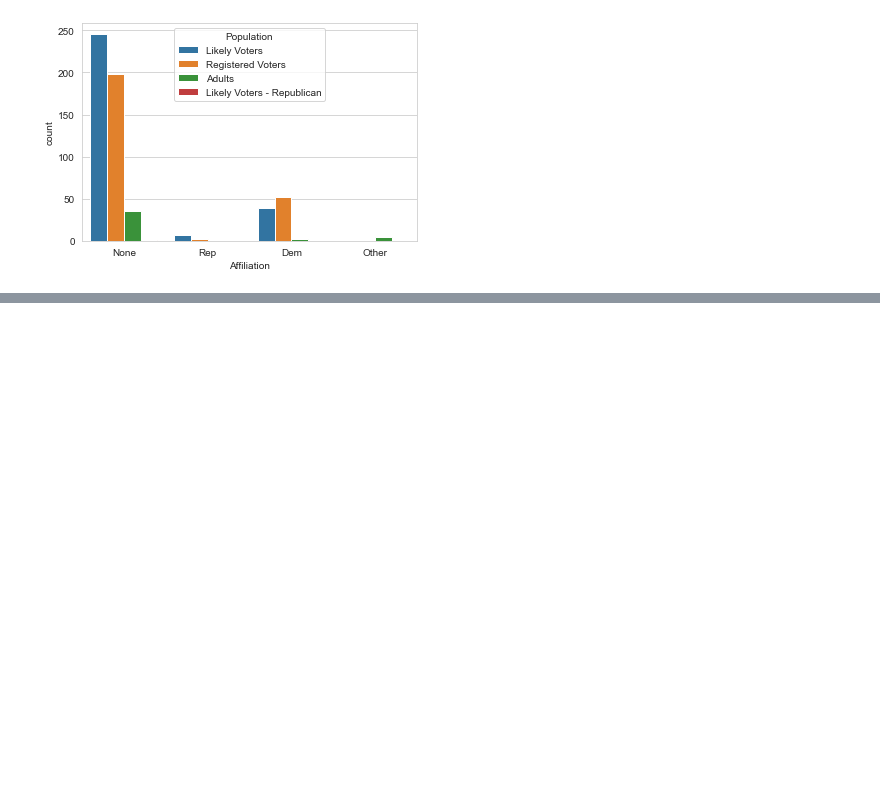
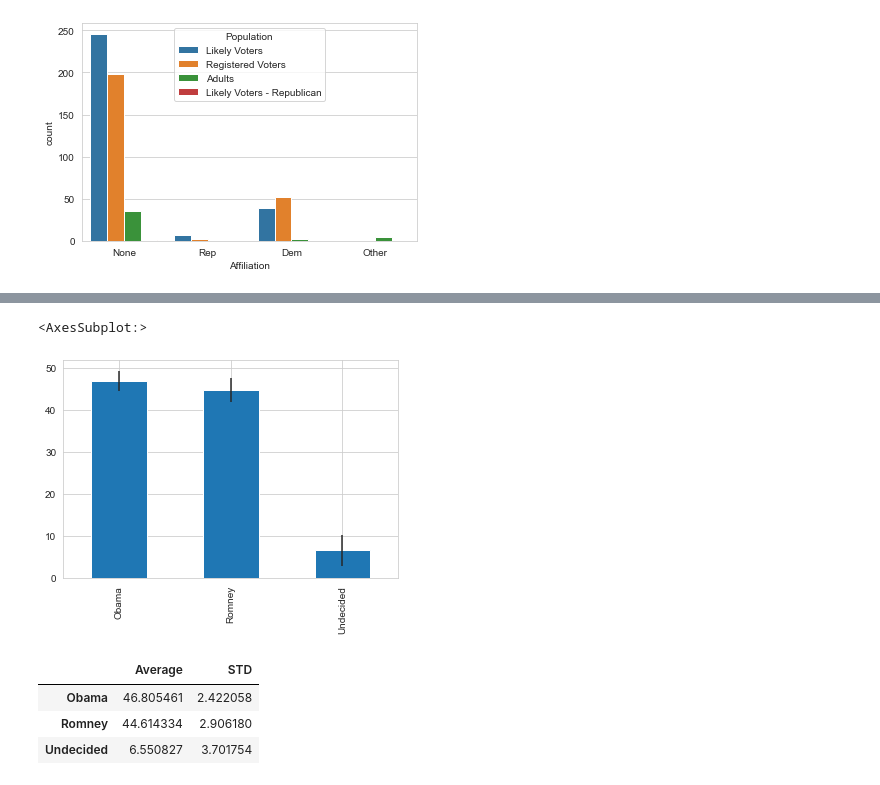
Before and after one commit to jry62/Election_2012_Data_Project, a Jupyter notebook: Election_Analysis.ipynb, the cells around one changed output, grey strips where cells are left out. Drawn from its saved outputs; the diff is of its cells as text; code cells hidden in the pictures; blank space fills up the shorter version.

```diff
--- a/Election_Analysis.ipynb
+++ b/Election_Analysis.ipynb
@@ -67,3 +67,9 @@ sns.countplot(x='Affiliation', data=polldf, hue= 'Population')
 # %% [output]
 <AxesSubplot:xlabel='Affiliation', ylabel='count'>
 [figure]
+# %%
+avg = DataFrame(polldf.mean())
+
+avg.drop('Number of Observations', axis=0, inplace=True)
+# %%
+avg.drop(['Other', 'Question Text', 'Question Iteration'], axis=0, inplace=True)
@@ -69,0 +83,6 @@ sns.countplot(x='Affiliation', data=polldf, hue= 'Population')
+# %%
+std = DataFrame(polldf.std())
+
+std.drop(['Number of Observations', 'Other', 'Question Text', 'Question Iteration'], axis=0, inplace=True);
+
+std
@@ -69,0 +95,5 @@ sns.countplot(x='Affiliation', data=polldf, hue= 'Population')
+# %%
+avg.plot(yerr= std, kind='bar', legend=False)
+# %% [output]
+<AxesSubplot:>
+[figure, added]
@@ -69,0 +104,7 @@ sns.countplot(x='Affiliation', data=polldf, hue= 'Population')
+# %%
+poll_avg
+# %% [output]
+|  | Average | STD |
+| Obama | 46.805461 | 2.422058 |
+| Romney | 44.614334 | 2.906180 |
+| Undecided | 6.550827 | 3.701754 |
```
Also changed, not shown: parts of 13 cells of this notebook.
